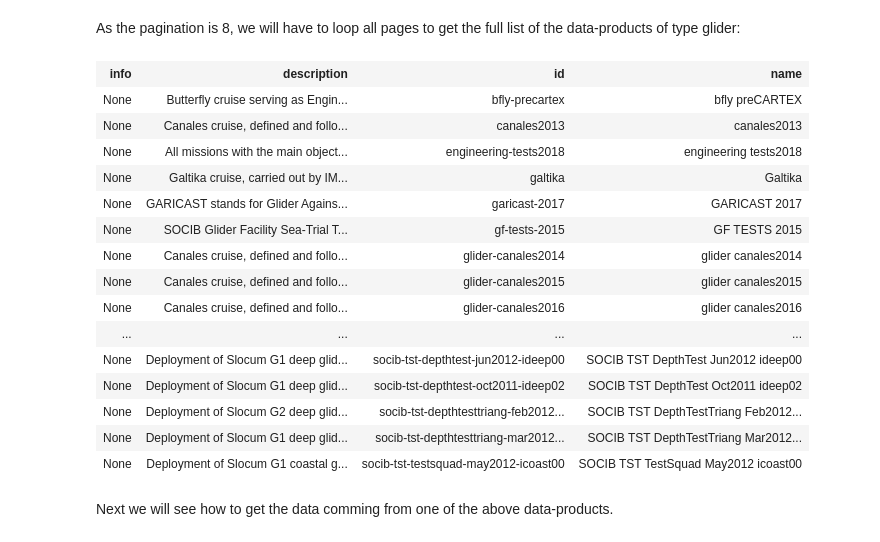
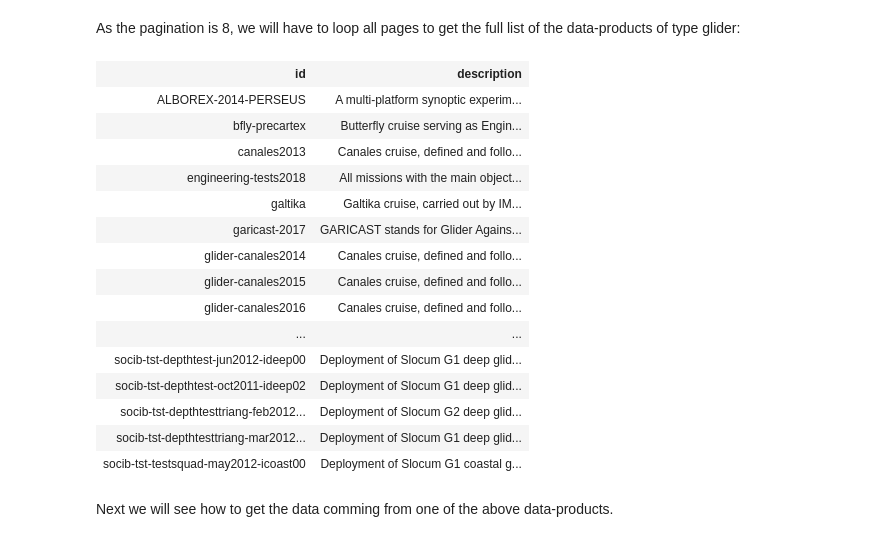
Before and after one commit to socib/API_examples, a Jupyter notebook: data_products/requesting_a_data_product_files.ipynb, the cells around one changed output. Drawn from its saved outputs; the diff is of its cells as text; code cells hidden in the pictures.

```diff
--- a/data_products/requesting_a_data_product_files.ipynb
+++ b/data_products/requesting_a_data_product_files.ipynb
@@ -56,24 +56,24 @@ while page != None:
         results.append(glider)
     page = response['next']
 # %%
-HTML(json2html.convert(json=results))
+HTML(json2html.convert(json=[{'id': result['id'], 'description':result['description']}for result in results]))
 # %% [output]
-| info | description | id | name |
-| None | Butterfly cruise serving as Engin... | bfly-precartex | bfly preCARTEX |
-| None | Canales cruise, defined and follo... | canales2013 | canales2013 |
-| None | All missions with the main object... | engineering-tests2018 | engineering tests2018 |
-| None | Galtika cruise, carried out by IM... | galtika | Galtika |
-| None | GARICAST stands for Glider Agains... | garicast-2017 | GARICAST 2017 |
-| None | SOCIB Glider Facility Sea-Trial T... | gf-tests-2015 | GF TESTS 2015 |
-| None | Canales cruise, defined and follo... | glider-canales2014 | glider canales2014 |
-| None | Canales cruise, defined and follo... | glider-canales2015 | glider canales2015 |
-| None | Canales cruise, defined and follo... | glider-canales2016 | glider canales2016 |
-| ... | ... | ... | ... |
-| None | Deployment of Slocum G1 deep glid... | socib-tst-depthtest-jun2012-ideep00 | SOCIB TST DepthTest Jun2012 ideep00 |
-| None | Deployment of Slocum G1 deep glid... | socib-tst-depthtest-oct2011-ideep02 | SOCIB TST DepthTest Oct2011 ideep02 |
-| None | Deployment of Slocum G2 deep glid... | socib-tst-depthtesttriang-feb2012... | SOCIB TST DepthTestTriang Feb2012... |
-| None | Deployment of Slocum G1 deep glid... | socib-tst-depthtesttriang-mar2012... | SOCIB TST DepthTestTriang Mar2012... |
-| None | Deployment of Slocum G1 coastal g... | socib-tst-testsquad-may2012-icoast00 | SOCIB TST TestSquad May2012 icoast00 |
+| id | description |
+| ALBOREX-2014-PERSEUS | A multi-platform synoptic experim... |
+| bfly-precartex | Butterfly cruise serving as Engin... |
+| canales2013 | Canales cruise, defined and follo... |
+| engineering-tests2018 | All missions with the main object... |
+| galtika | Galtika cruise, carried out by IM... |
+| garicast-2017 | GARICAST stands for Glider Agains... |
+| glider-canales2014 | Canales cruise, defined and follo... |
+| glider-canales2015 | Canales cruise, defined and follo... |
+| glider-canales2016 | Canales cruise, defined and follo... |
+| ... | ... |
+| socib-tst-depthtest-jun2012-ideep00 | Deployment of Slocum G1 deep glid... |
+| socib-tst-depthtest-oct2011-ideep02 | Deployment of Slocum G1 deep glid... |
+| socib-tst-depthtesttriang-feb2012... | Deployment of Slocum G2 deep glid... |
+| socib-tst-depthtesttriang-mar2012... | Deployment of Slocum G1 deep glid... |
+| socib-tst-testsquad-may2012-icoast00 | Deployment of Slocum G1 coastal g... |
 # %% [markdown]
 Next we will see how to get the data comming from one of the above data-products.
 # %% [markdown]
```
Also changed, not shown: parts of 10 cells of this notebook, 5 other files.
